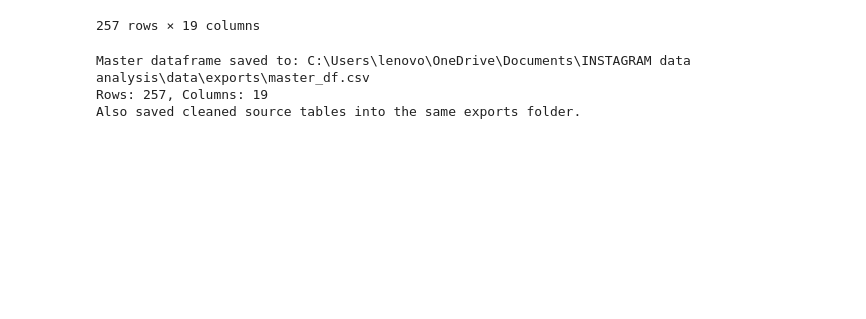
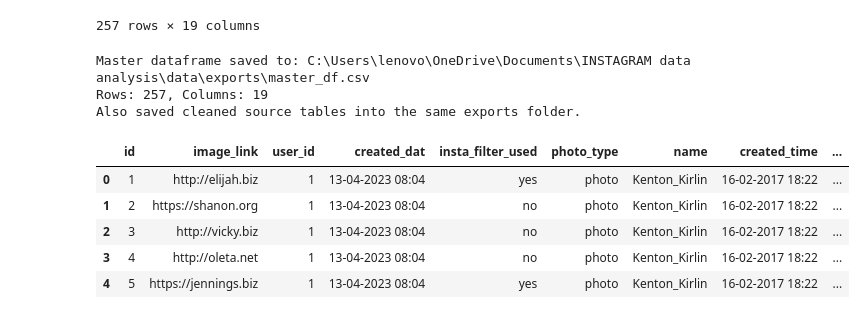
Before and after one commit to adithyan-sys/INSTAGRAM-DATA-ANALYSIS, a Jupyter notebook: code/analysis.ipynb, the cells around one changed output. Drawn from its saved outputs; the diff is of its cells as text; code cells hidden in the pictures; blank space fills up the shorter version.

```diff
--- a/code/analysis.ipynb
+++ b/code/analysis.ipynb
@@ -293,3 +293,12 @@ print('Also saved cleaned source tables into the same exports folder.')
 Master dataframe saved to: C:\Users\lenovo\OneDrive\Documents\INSTAGRAM data analysis\data\exports\master_df.csv
 Rows: 257, Columns: 19
 Also saved cleaned source tables into the same exports folder.
+# %%
+master_df.head()
+# %% [output]
+|  | id | image_link | user_id | created_dat | insta_filter_used | photo_type | name | created_time | ... |
+| 0 | 1 | http://elijah.biz | 1 | 13-04-2023 08:04 | yes | photo | Kenton_Kirlin | 16-02-2017 18:22 | ... |
+| 1 | 2 | https://shanon.org | 1 | 13-04-2023 08:04 | no | photo | Kenton_Kirlin | 16-02-2017 18:22 | ... |
+| 2 | 3 | http://vicky.biz | 1 | 13-04-2023 08:04 | no | photo | Kenton_Kirlin | 16-02-2017 18:22 | ... |
+| 3 | 4 | http://oleta.net | 1 | 13-04-2023 08:04 | no | photo | Kenton_Kirlin | 16-02-2017 18:22 | ... |
+| 4 | 5 | https://jennings.biz | 1 | 13-04-2023 08:04 | yes | photo | Kenton_Kirlin | 16-02-2017 18:22 | ... |
```
Also changed, not shown: parts of 1 cell of this notebook, 11 other files.
